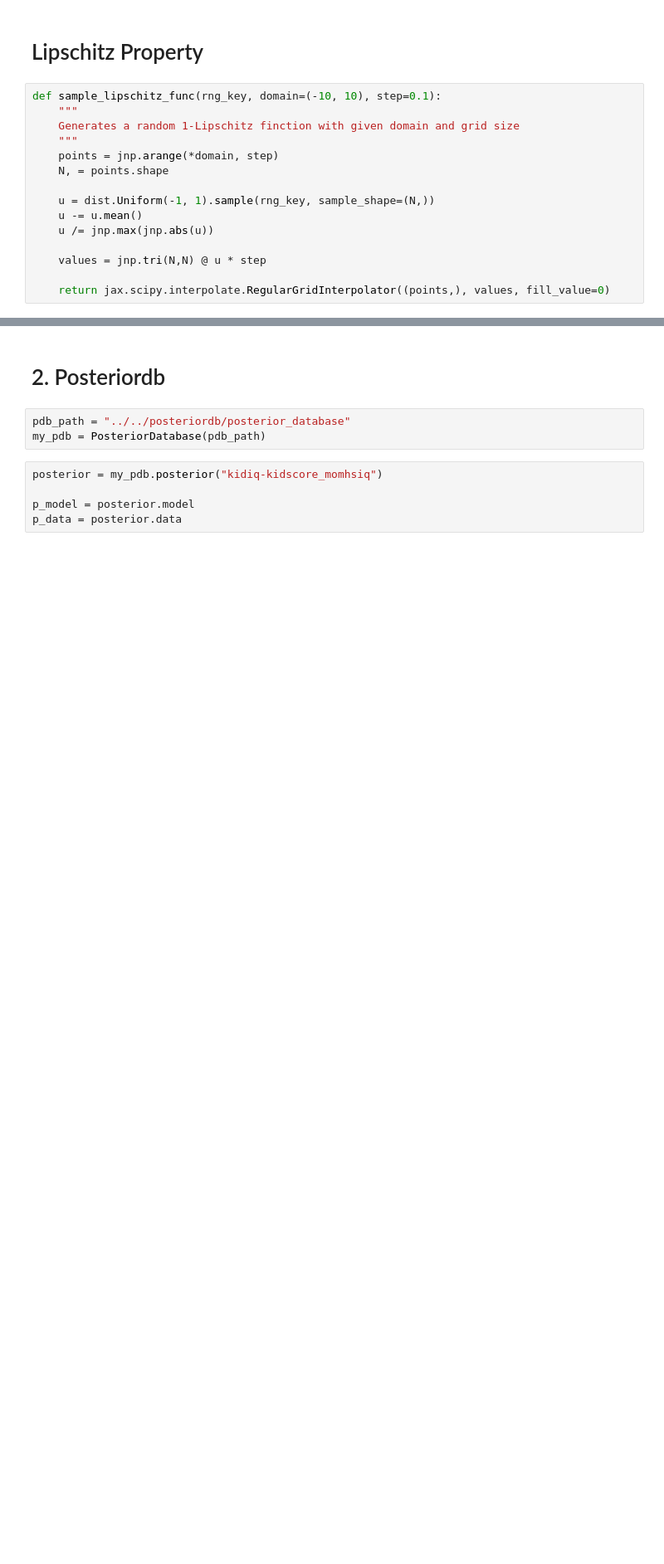
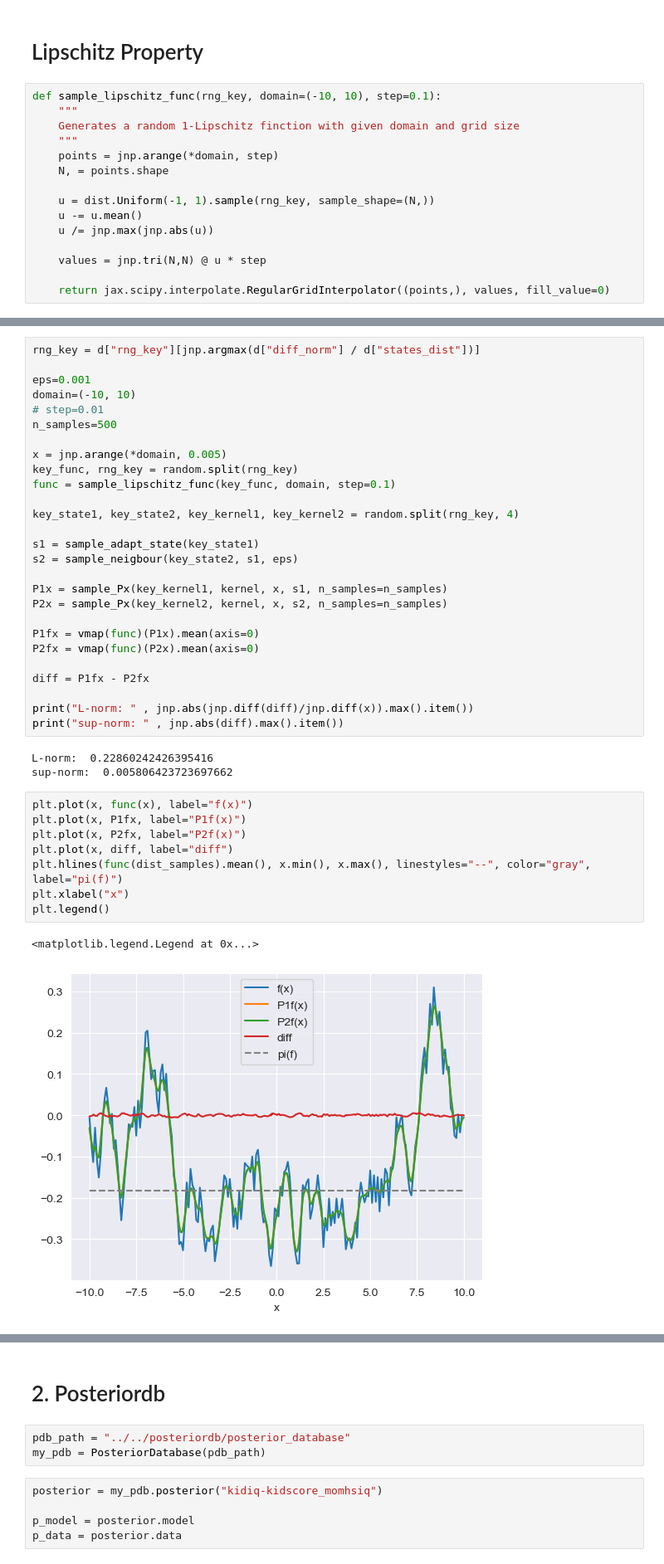
Before and after one commit to savelovme/adaptive-mcmc, a Jupyter notebook: python/asumptions-check.ipynb, the cells around one changed output, grey strips where cells are left out. Shown at 83% size. Saved outputs shown, nothing was run; the diff lists cells and outputs as text; blank space fills up the shorter version.

```diff
--- a/python/asumptions-check.ipynb
+++ b/python/asumptions-check.ipynb
@@ -232,3 +221,44 @@ Array(45.881367, dtype=float32)
+# %%
+rng_key = d["rng_key"][jnp.argmax(d["diff_norm"] / d["states_dist"])]
+
+eps=0.001
+domain=(-10, 10)
+# step=0.01
+n_samples=500
+
+x = jnp.arange(*domain, 0.005)
+key_func, rng_key = random.split(rng_key)
+func = sample_lipschitz_func(key_func, domain, step=0.1)
+
+key_state1, key_state2, key_kernel1, key_kernel2 = random.split(rng_key, 4)
+
+s1 = sample_adapt_state(key_state1)
+s2 = sample_neigbour(key_state2, s1, eps)
+
+P1x = sample_Px(key_kernel1, kernel, x, s1, n_samples=n_samples)
+P2x = sample_Px(key_kernel2, kernel, x, s2, n_samples=n_samples)
+
+P1fx = vmap(func)(P1x).mean(axis=0)
+P2fx = vmap(func)(P2x).mean(axis=0)
+
+diff = P1fx - P2fx
+
+print("L-norm: " , jnp.abs(jnp.diff(diff)/jnp.diff(x)).max().item())
+print("sup-norm: " , jnp.abs(diff).max().item())
+# %% [output]
+L-norm:  0.22860242426395416
+sup-norm:  0.005806423723697662
+# %%
+plt.plot(x, func(x), label="f(x)")
+plt.plot(x, P1fx, label="P1f(x)")
+plt.plot(x, P2fx, label="P2f(x)")
+plt.plot(x, diff, label="diff")
+plt.hlines(func(dist_samples).mean(), x.min(), x.max(), linestyles="--", color="gray", label="pi(f)")
+plt.xlabel("x")
+plt.legend()
+# %% [output]
+<matplotlib.legend.Legend at 0x...>
+[figure, added]
 # %%
 plt.scatter(d["states_dist"], d["diff_norm"], label="experiments")
 
```
Also changed, not shown: parts of 29 cells of this notebook, 5 other files.
